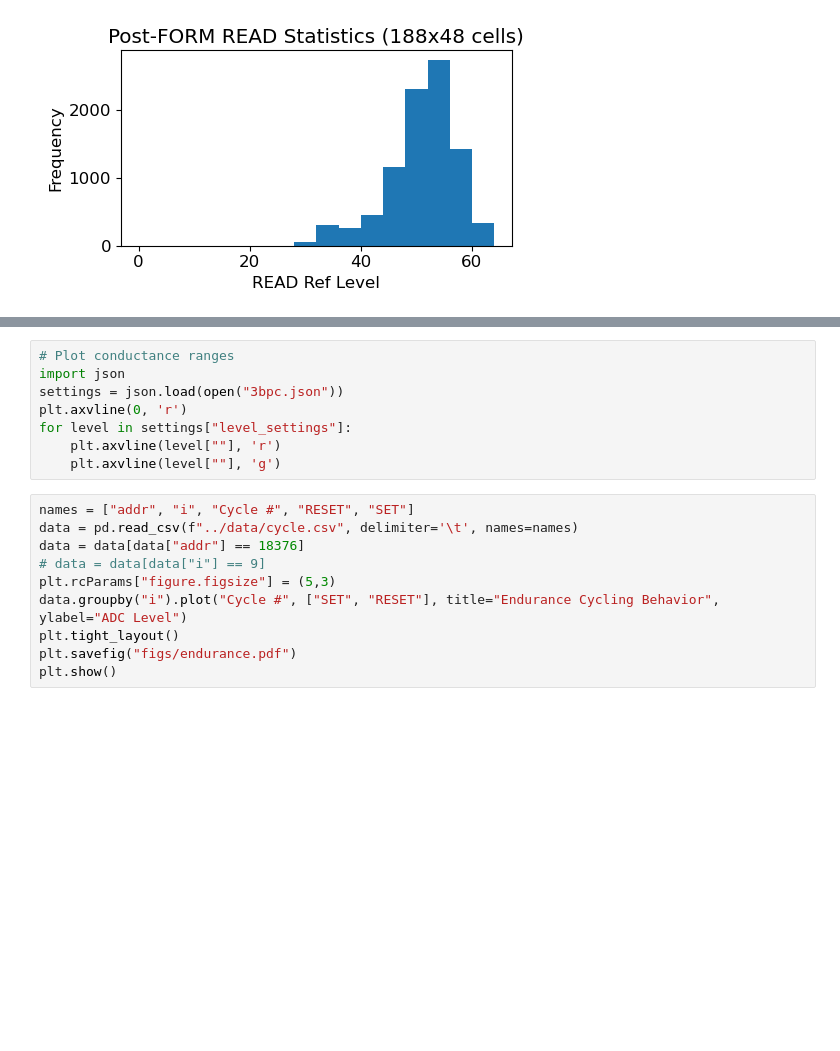
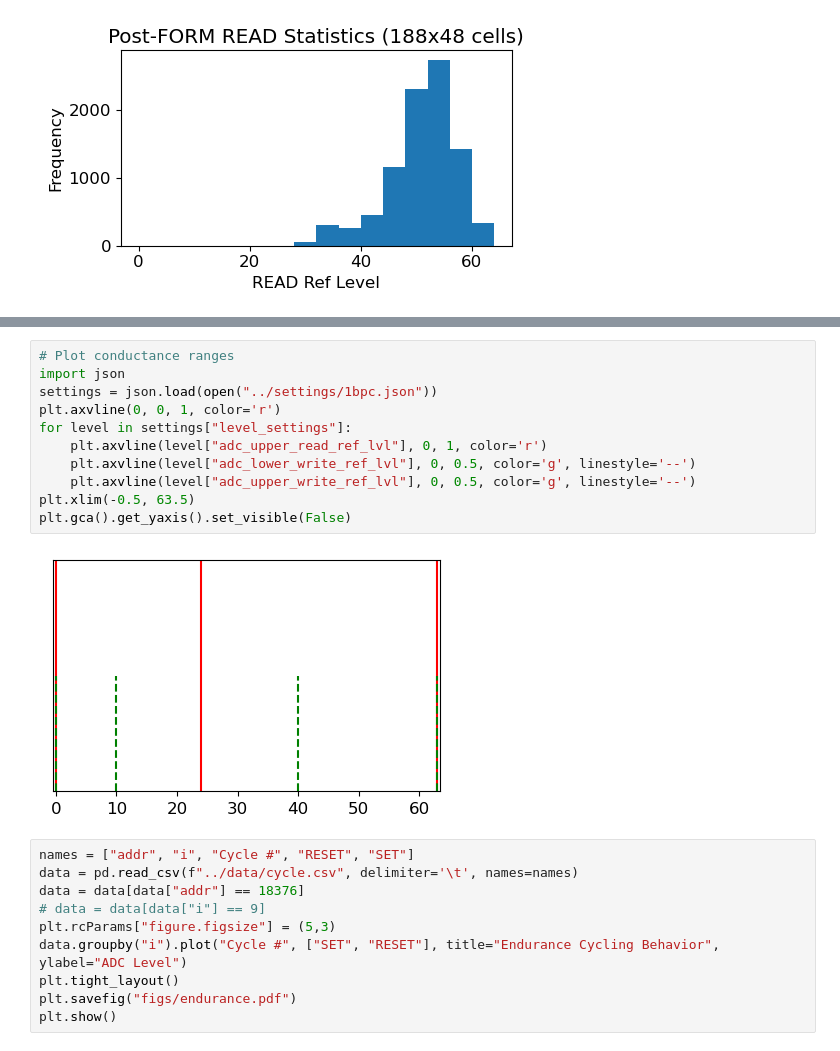
Before and after one commit to akashlevy/ember-python, a Jupyter notebook: analysis/characterizations.ipynb, the cells around one changed output, grey strips where cells are left out. Saved outputs shown, nothing was run; the diff lists cells and outputs as text; blank space fills up the shorter version.

```diff
--- a/analysis/characterizations.ipynb
+++ b/analysis/characterizations.ipynb
@@ -177,11 +177,16 @@ def binary_to_gray_op(n):
 # %%
 # Plot conductance ranges
 import json
-settings = json.load(open("3bpc.json"))
-plt.axvline(0, 'r')
+settings = json.load(open("../settings/1bpc.json"))
+plt.axvline(0, 0, 1, color='r')
 for level in settings["level_settings"]:
-    plt.axvline(level[""], 'r')
-    plt.axvline(level[""], 'g')
+    plt.axvline(level["adc_upper_read_ref_lvl"], 0, 1, color='r')
+    plt.axvline(level["adc_lower_write_ref_lvl"], 0, 0.5, color='g', linestyle='--')
+    plt.axvline(level["adc_upper_write_ref_lvl"], 0, 0.5, color='g', linestyle='--')
+plt.xlim(-0.5, 63.5)
+plt.gca().get_yaxis().set_visible(False)
+# %% [output]
+[figure, added]
 # %%
 names = ["addr", "i", "Cycle #", "RESET", "SET"]
 data = pd.read_csv(f"../data/cycle.csv", delimiter='\t', names=names)
```
Also changed, not shown: parts of 1 cell of this notebook, 8 other files.
